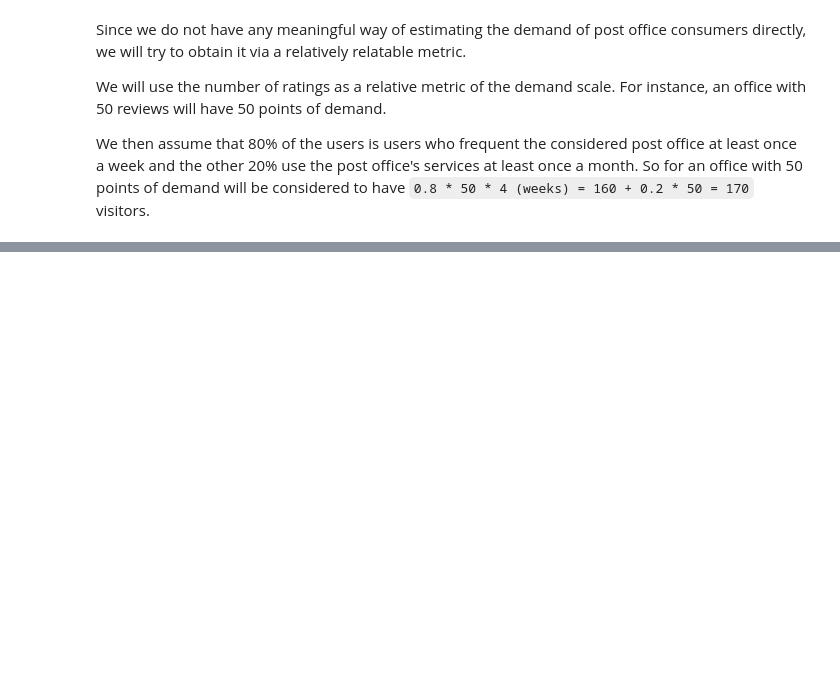
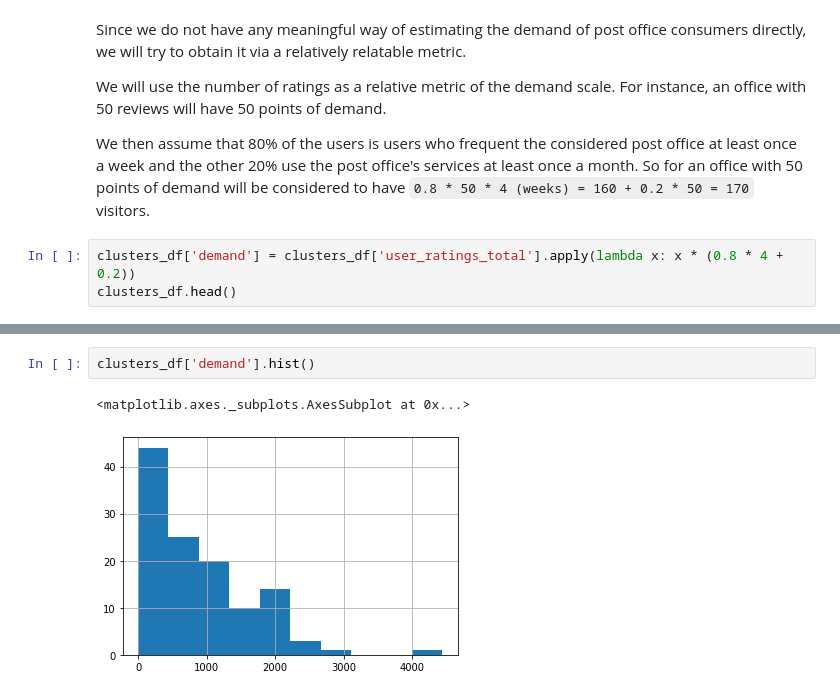
Before and after one commit to okhrimchuk/research, a Jupyter notebook: 2EVRP.ipynb, the cells around one changed output, grey strips where cells are left out. Drawn from its saved outputs; the diff is of its cells as text; blank space fills up the shorter version.

Commit message:
added calculation of demand estimation

```diff
--- a/2EVRP.ipynb
+++ b/2EVRP.ipynb
@@ -931,3 +931,6 @@ We will use the number of ratings as a relative metric of the demand scale. For
 
 We then assume that 80% of the users is users who frequent the considered post office at least once a week and the other 20% use the post office's services at least once a month.
 So for an office with 50 points of demand will be considered to have `0.8 * 50 * 4 (weeks) = 160 + 0.2 * 50 = 170` visitors.
+# %%
+clusters_df['demand'] = clusters_df['user_ratings_total'].apply(lambda x: x * (0.8 * 4 + 0.2))
+clusters_df.head()
@@ -933,0 +944,5 @@ So for an office with 50 points of demand will be considered to have `0.8 * 50 *
+# %%
+clusters_df['demand'].hist()
+# %% [output]
+<matplotlib.axes._subplots.AxesSubplot at 0x...>
+[figure, added]
```
Also changed, not shown: parts of 5 cells of this notebook.
